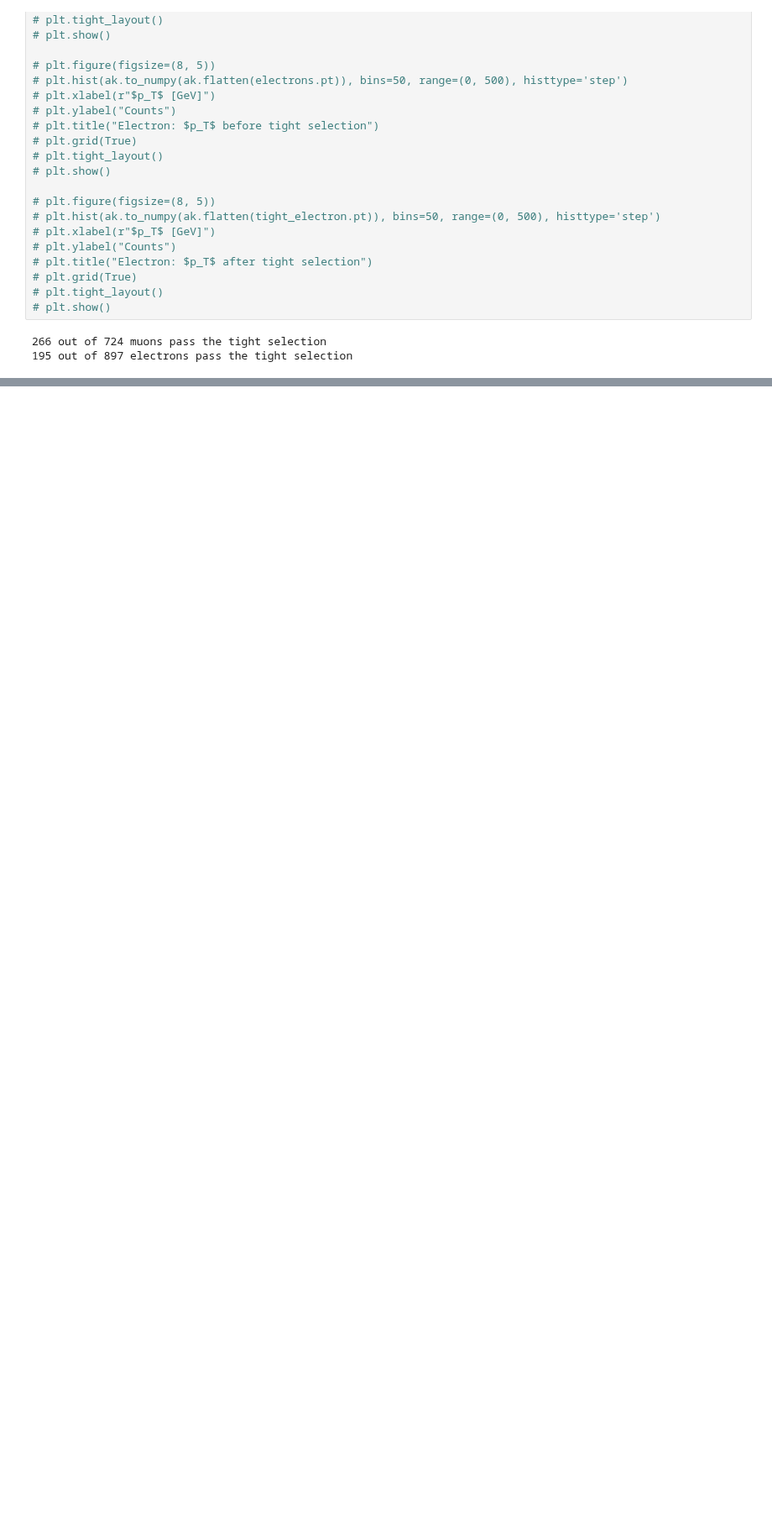
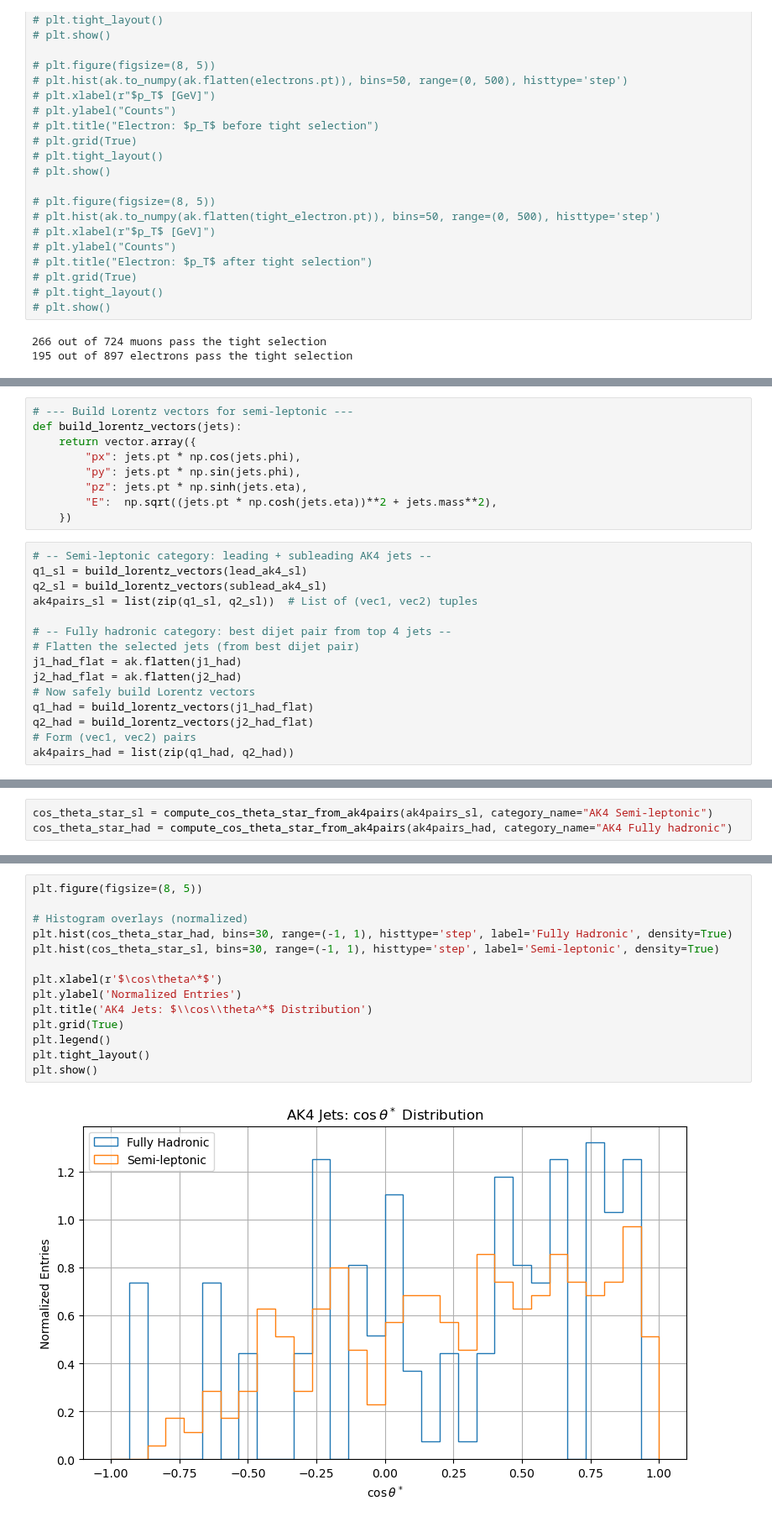
Before and after one commit to aimenobaid/polarization, a Jupyter notebook: AK4jet_analysis.ipynb, the cells around one changed output, grey strips where cells are left out. Shown at 84% size. Saved outputs shown, nothing was run; the diff lists cells and outputs as text; blank space fills up the shorter version.

```diff
--- a/AK4jet_analysis.ipynb
+++ b/AK4jet_analysis.ipynb
@@ -311,0 +295,24 @@ plt.show()
+# %%
+# --- Build Lorentz vectors for semi-leptonic ---
+def build_lorentz_vectors(jets):
+    return vector.array({
+        "px": jets.pt * np.cos(jets.phi),
+        "py": jets.pt * np.sin(jets.phi),
+        "pz": jets.pt * np.sinh(jets.eta),
+        "E":  np.sqrt((jets.pt * np.cosh(jets.eta))**2 + jets.mass**2),
+    })
+# %%
+# -- Semi-leptonic category: leading + subleading AK4 jets --
+q1_sl = build_lorentz_vectors(lead_ak4_sl)
+q2_sl = build_lorentz_vectors(sublead_ak4_sl)
+ak4pairs_sl = list(zip(q1_sl, q2_sl))  # List of (vec1, vec2) tuples
+
+# -- Fully hadronic category: best dijet pair from top 4 jets --
+# Flatten the selected jets (from best dijet pair)
+j1_had_flat = ak.flatten(j1_had)
+j2_had_flat = ak.flatten(j2_had)
+# Now safely build Lorentz vectors
+q1_had = build_lorentz_vectors(j1_had_flat)
+q2_had = build_lorentz_vectors(j2_had_flat)
+# Form (vec1, vec2) pairs
+ak4pairs_had = list(zip(q1_had, q2_had))
@@ -311,0 +362,3 @@ plt.show()
+# %%
+cos_theta_star_sl = compute_cos_theta_star_from_ak4pairs(ak4pairs_sl, category_name="AK4 Semi-leptonic")
+cos_theta_star_had = compute_cos_theta_star_from_ak4pairs(ak4pairs_had, category_name="AK4 Fully hadronic")
@@ -311,0 +372,16 @@ plt.show()
+# %%
+plt.figure(figsize=(8, 5))
+
+# Histogram overlays (normalized)
+plt.hist(cos_theta_star_had, bins=30, range=(-1, 1), histtype='step', label='Fully Hadronic', density=True)
+plt.hist(cos_theta_star_sl, bins=30, range=(-1, 1), histtype='step', label='Semi-leptonic', density=True)
+
+plt.xlabel(r'$\cos\theta^*$')
+plt.ylabel('Normalized Entries')
+plt.title('AK4 Jets: $\\cos\\theta^*$ Distribution')
+plt.grid(True)
+plt.legend()
+plt.tight_layout()
+plt.show()
+# %% [output]
+[figure, added]
```
Also changed, not shown: parts of 27 cells of this notebook.
